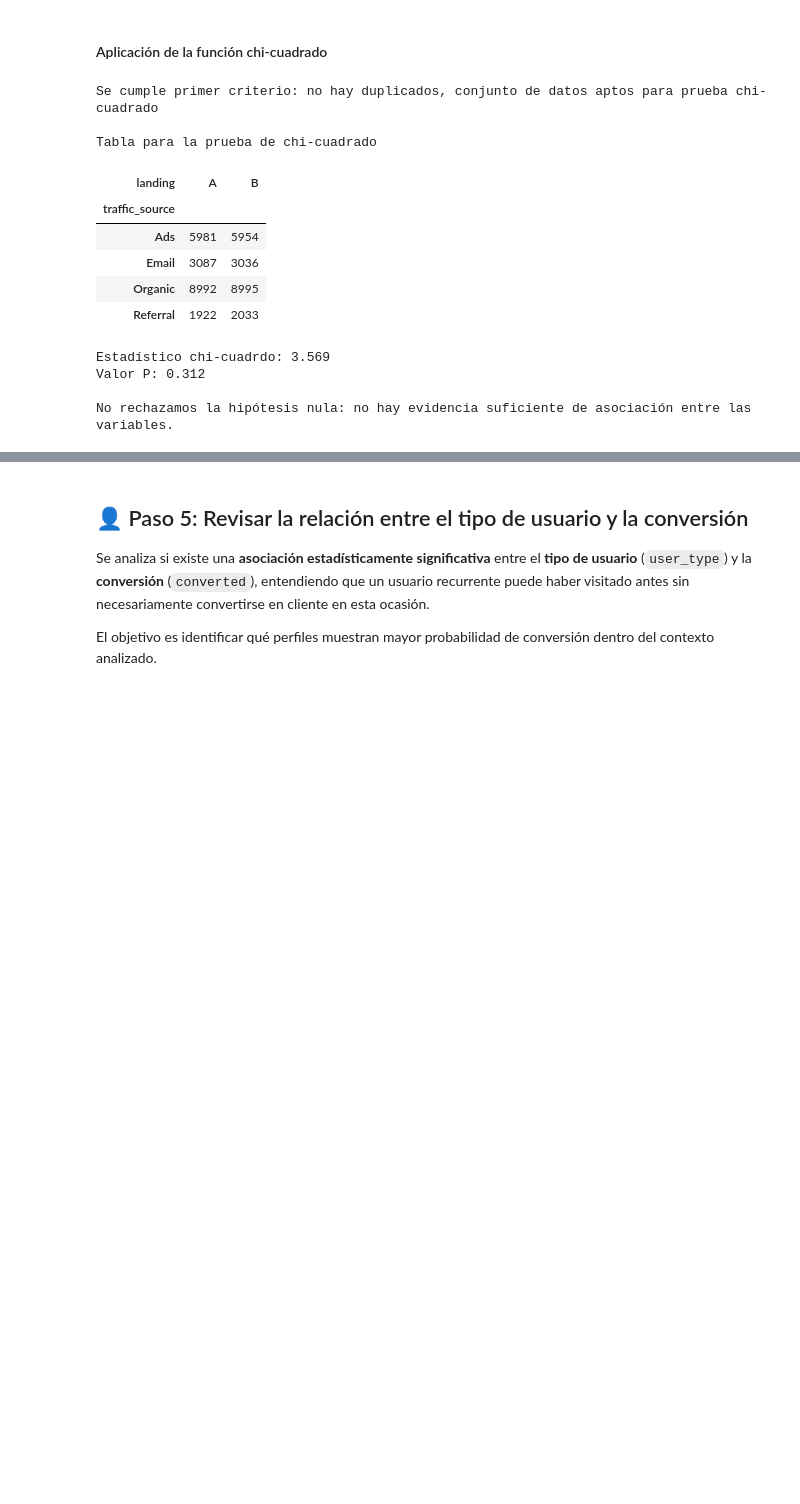
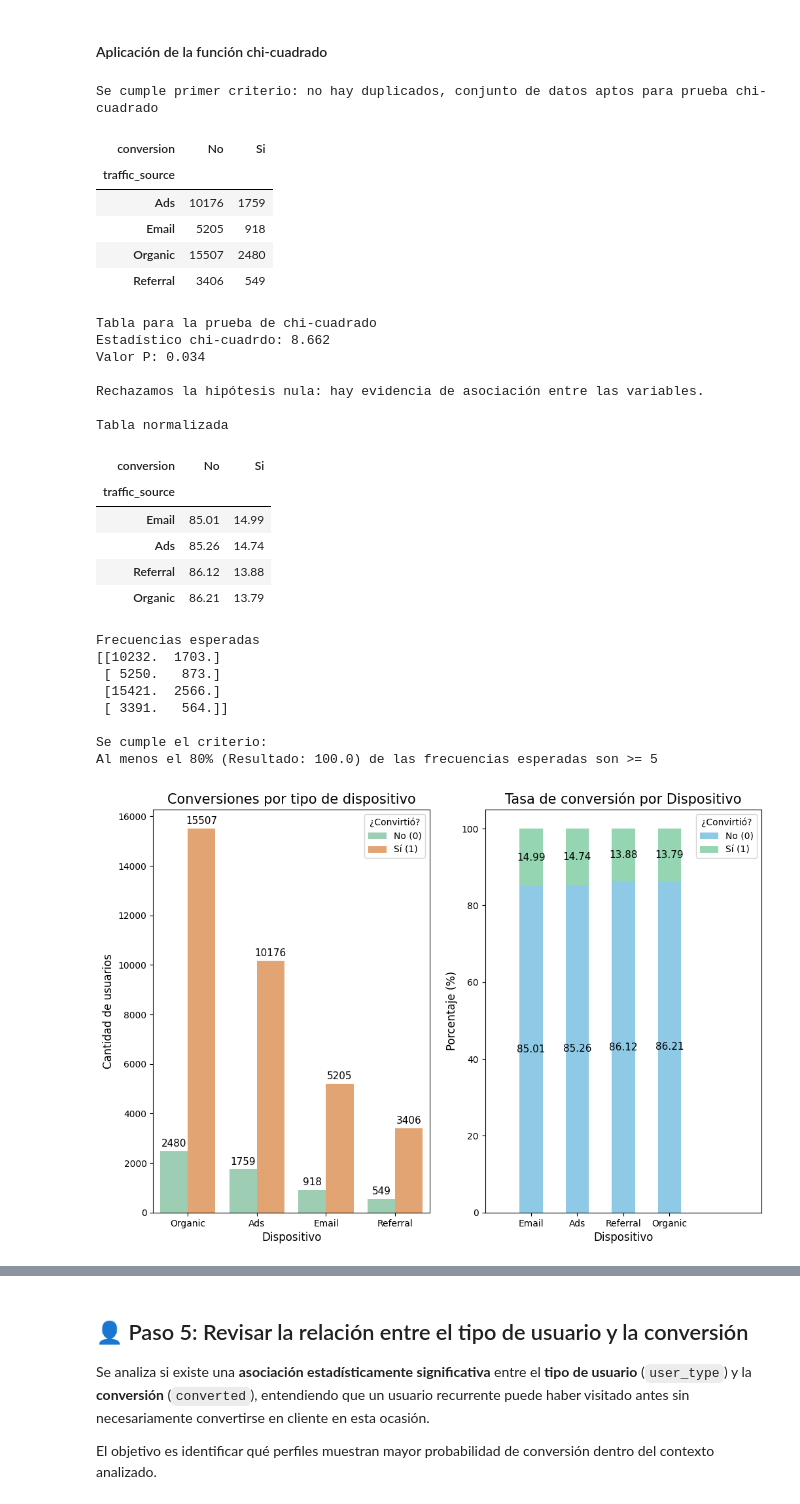
Before and after one commit to JacoboGO/Proyecto_Landing_Experiment, a Jupyter notebook: Landing_Experiment.ipynb, the cells around one changed output, grey strips where cells are left out. Saved outputs shown, nothing was run; the diff lists cells and outputs as text; code cells hidden in the pictures; blank space fills up the shorter version.

Commit message:
feat: it is included graphics to analyze traffic_source vs converted, also, it is corrected the chi-square section because the columns was wrong selected

```diff
--- a/Landing_Experiment.ipynb
+++ b/Landing_Experiment.ipynb
@@ -520,12 +520,14 @@ def prueba_chi_cuadrado(col1, col2, col3, col4,df):
         print('Se cumple primer criterio: no hay duplicados, conjunto de datos aptos para prueba chi-cuadrado')
 
         df_conteo = col2.value_counts()
+        tabla_conteo = col3.value_counts()
+        tabla = pd.crosstab(col3, col4)
+        display(tabla)
+        tabla_normalizada = (pd.crosstab(col3, col4, normalize='index')*100).round(2)
+        tabla_normalizada = tabla_normalizada.sort_values(by=('Si' or 1), ascending=False)
+        print("\nTabla para la prueba de chi-cuadrado")
 
-        tabla = pd.crosstab(col3, col4)
 
-        tabla_normalizada = (pd.crosstab(col3, col4, normalize='index')*100).round(2)
-        print("\nTabla para la prueba de chi-cuadrado")
-        display(tabla)
 
         chi2_stat, p_value, dof, expected = chi2_contingency(tabla)
 
@@ -557,7 +559,7 @@ def prueba_chi_cuadrado(col1, col2, col3, col4,df):
 
                 #Barras agrupadas
                 #----------------------------------------------------------------------------
-                ax1 = sns.countplot(data = df, x=col3, hue = col4, palette = ["#95D5B2", "#F4A261"], ax=axes[0])
+                ax1 = sns.countplot(data = df, x=col3, order=tabla_conteo.index,hue = col4, palette = ["#95D5B2", "#F4A261"], ax=axes[0])
 
                 #Agregar valores
                 for bar in ax1.patches:                             #Recorrer todas las barras del gráfico
@@ -577,12 +579,12 @@ def prueba_chi_cuadrado(col1, col2, col3, col4,df):
                 axes[0].set_xlabel('Dispositivo', fontsize = 12)
                 axes[0].set_ylabel('Cantidad de usuarios', fontsize = 12)
                 #plt.ylim(0,14000)
-                axes[0].legend(title = '¿Convirtió?', labels=['No (0)', 'Sí (0)'])
+                axes[0].legend(title = '¿Convirtió?', labels=['No (0)', 'Sí (1)'])
                 #plt.show()
 
                 #Barras apiladas
                 #----------------------------------------------------------------------------
-                ax2 = tabla_normalizada.plot(kind='bar', stacked=True, figsize=(10,6), color = ["#8ecae6", "#95d5b2"], ax=axes[1])
+                ax2 = tabla_normalizada.plot(kind='bar', stacked=True, figsize=(12,8), color = ["#8ecae6", "#95d5b2"], ax=axes[1])
 
                 #Agregar valores
                 for bar in ax2.patches:                             #Recorrer todas las barras del gráfico
@@ -597,7 +599,7 @@ def prueba_chi_cuadrado(col1, col2, col3, col4,df):
                 axes[1].set_title('Tasa de conversión por Dispositivo', fontsize=15)
                 axes[1].set_ylabel('Porcentaje (%)', fontsize=12)
                 axes[1].set_xlabel('Dispositivo', fontsize=12)
-                axes[1].set_xlim(-1,4)
+                axes[1].set_xlim(-1,5)
                 axes[1].legend(title='¿Convirtió?', labels=['No (0)', 'Sí (1)'], loc= 'upper right')
                 axes[1].tick_params(axis='x', rotation= 0)
                 plt.tight_layout
@@ -612,28 +614,47 @@ def prueba_chi_cuadrado(col1, col2, col3, col4,df):
 # %%
 
 #Selección de la columna de referencia para verificar ausencia de duplicados.
 df_duplicado = df_landing[['user_id']]
 
 #Selección de las columnas a comparar.
 
-df_par = df_landing[['traffic_source','converted']]
+df_landing_rename = df_landing.rename(columns={'converted':'conversion'})                     #<---Ajuste nombre
+df_landing_rename[['conversion']]=df_landing_rename[['conversion']].replace({0:'No',1:'Si'})  #<---Ajuste valores
+
+df_par = df_landing_rename[['traffic_source','conversion']]
 
 # Aplicar prueba
-prueba_chi_cuadrado(df_duplicado, df_par, df_landing['traffic_source'], df_landing['landing'],df_landing)
+prueba_chi_cuadrado(df_duplicado, df_par, df_landing_rename['traffic_source'], df_landing_rename['conversion'],df_landing_rename)
 # %% [output]
 Se cumple primer criterio: no hay duplicados, conjunto de datos aptos para prueba chi-cuadrado
-
-Tabla para la prueba de chi-cuadrado
-| landing | A | B |
+| conversion | No | Si |
 | traffic_source |  |  |
-| Ads | 5981 | 5954 |
-| Email | 3087 | 3036 |
-| Organic | 8992 | 8995 |
-| Referral | 1922 | 2033 |
+| Ads | 10176 | 1759 |
+| Email | 5205 | 918 |
+| Organic | 15507 | 2480 |
+| Referral | 3406 | 549 |
-Estadístico chi-cuadrdo: 3.569
-Valor P: 0.312
+Tabla para la prueba de chi-cuadrado
+Estadístico chi-cuadrdo: 8.662
+Valor P: 0.034
 
-No rechazamos la hipótesis nula: no hay evidencia suficiente de asociación entre las variables.
+Rechazamos la hipótesis nula: hay evidencia de asociación entre las variables.
+
+Tabla normalizada
+| conversion | No | Si |
+| traffic_source |  |  |
+| Email | 85.01 | 14.99 |
+| Ads | 85.26 | 14.74 |
+| Referral | 86.12 | 13.88 |
+| Organic | 86.21 | 13.79 |
+Frecuencias esperadas
+[[10232.  1703.]
+ [ 5250.   873.]
+ [15421.  2566.]
+ [ 3391.   564.]]
+
+Se cumple el criterio:
+Al menos el 80% (Resultado: 100.0) de las frecuencias esperadas son >= 5
+[figure, added]
 # %% [markdown]
 ### 📝 Conclusión e interpretación
 
```
Also changed, not shown: parts of 12 cells of this notebook.
